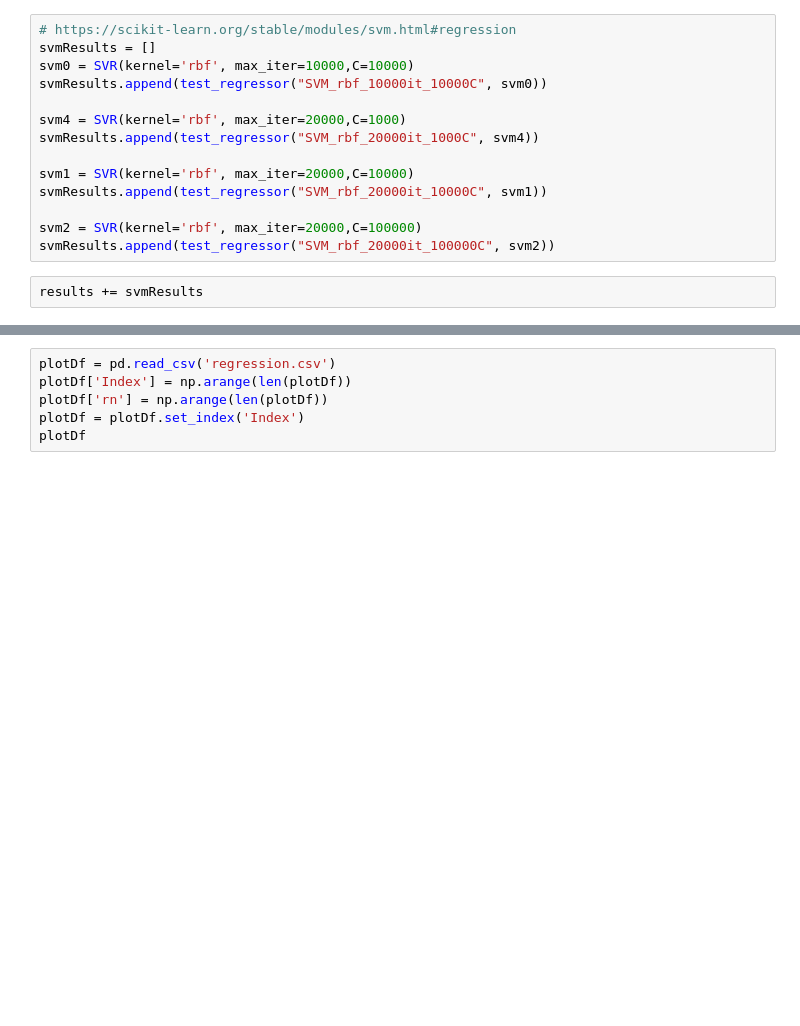
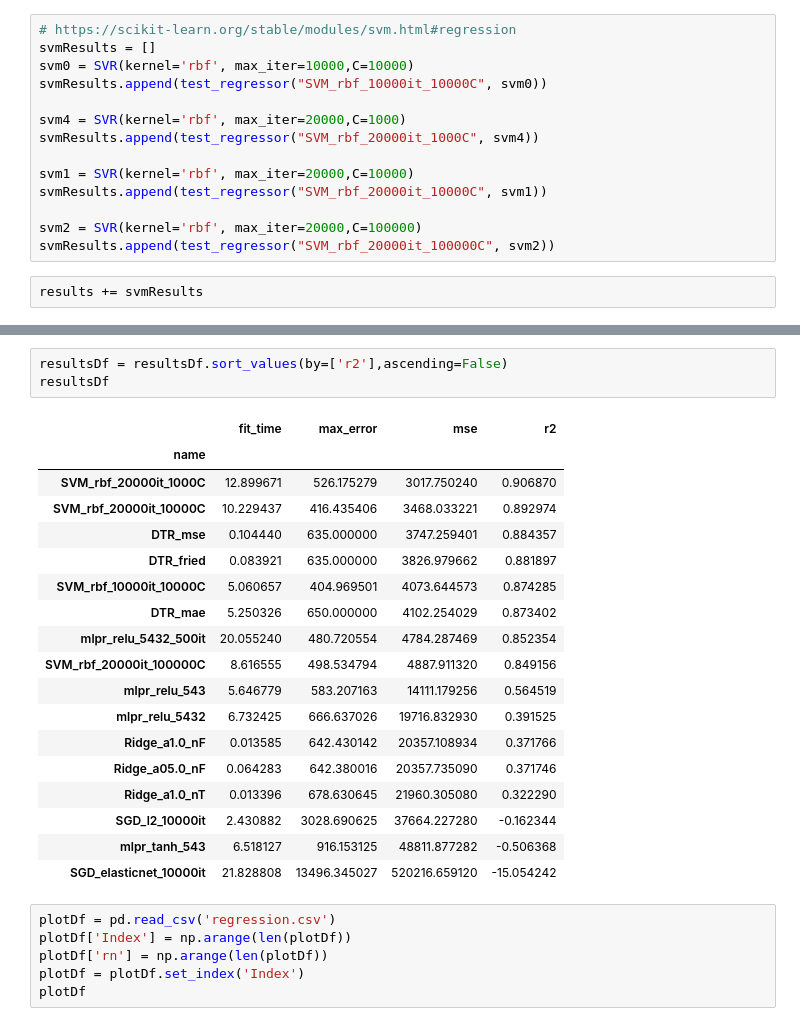
Before and after one commit to theazgra/dataAnalysisCourse, a Jupyter notebook: MAD_III/regression.ipynb, the cells around one changed output, grey strips where cells are left out. Saved outputs shown, nothing was run; the diff lists cells and outputs as text; blank space fills up the shorter version.

Commit message:
Sort by R2 score.

```diff
--- a/MAD_III/regression.ipynb
+++ b/MAD_III/regression.ipynb
@@ -200,6 +201,28 @@ resultsDf
 | SVM_rbf_20000it_1000C | 12.899671 | 526.175279 | 3017.750240 | 0.906870 |
 | SVM_rbf_20000it_10000C | 10.229437 | 416.435406 | 3468.033221 | 0.892974 |
 | SVM_rbf_20000it_100000C | 8.616555 | 498.534794 | 4887.911320 | 0.849156 |
+# %%
+resultsDf = resultsDf.sort_values(by=['r2'],ascending=False)
+resultsDf
+# %% [output]
+|  | fit_time | max_error | mse | r2 |
+| name |  |  |  |  |
+| SVM_rbf_20000it_1000C | 12.899671 | 526.175279 | 3017.750240 | 0.906870 |
+| SVM_rbf_20000it_10000C | 10.229437 | 416.435406 | 3468.033221 | 0.892974 |
+| DTR_mse | 0.104440 | 635.000000 | 3747.259401 | 0.884357 |
+| DTR_fried | 0.083921 | 635.000000 | 3826.979662 | 0.881897 |
+| SVM_rbf_10000it_10000C | 5.060657 | 404.969501 | 4073.644573 | 0.874285 |
+| DTR_mae | 5.250326 | 650.000000 | 4102.254029 | 0.873402 |
+| mlpr_relu_5432_500it | 20.055240 | 480.720554 | 4784.287469 | 0.852354 |
+| SVM_rbf_20000it_100000C | 8.616555 | 498.534794 | 4887.911320 | 0.849156 |
+| mlpr_relu_543 | 5.646779 | 583.207163 | 14111.179256 | 0.564519 |
+| mlpr_relu_5432 | 6.732425 | 666.637026 | 19716.832930 | 0.391525 |
+| Ridge_a1.0_nF | 0.013585 | 642.430142 | 20357.108934 | 0.371766 |
+| Ridge_a05.0_nF | 0.064283 | 642.380016 | 20357.735090 | 0.371746 |
+| Ridge_a1.0_nT | 0.013396 | 678.630645 | 21960.305080 | 0.322290 |
+| SGD_l2_10000it | 2.430882 | 3028.690625 | 37664.227280 | -0.162344 |
+| mlpr_tanh_543 | 6.518127 | 916.153125 | 48811.877282 | -0.506368 |
+| SGD_elasticnet_10000it | 21.828808 | 13496.345027 | 520216.659120 | -15.054242 |
 # %%
 plotDf = pd.read_csv('regression.csv')
 plotDf['Index'] = np.arange(len(plotDf))
```
Also changed, not shown: parts of 1 cell of this notebook.
